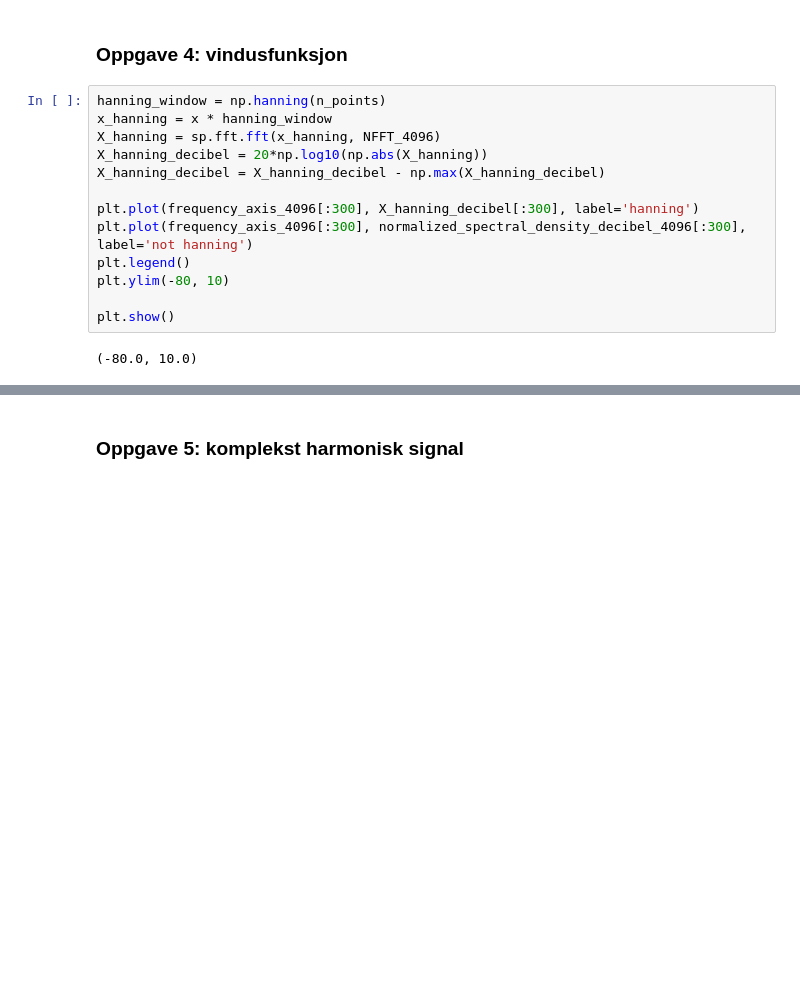
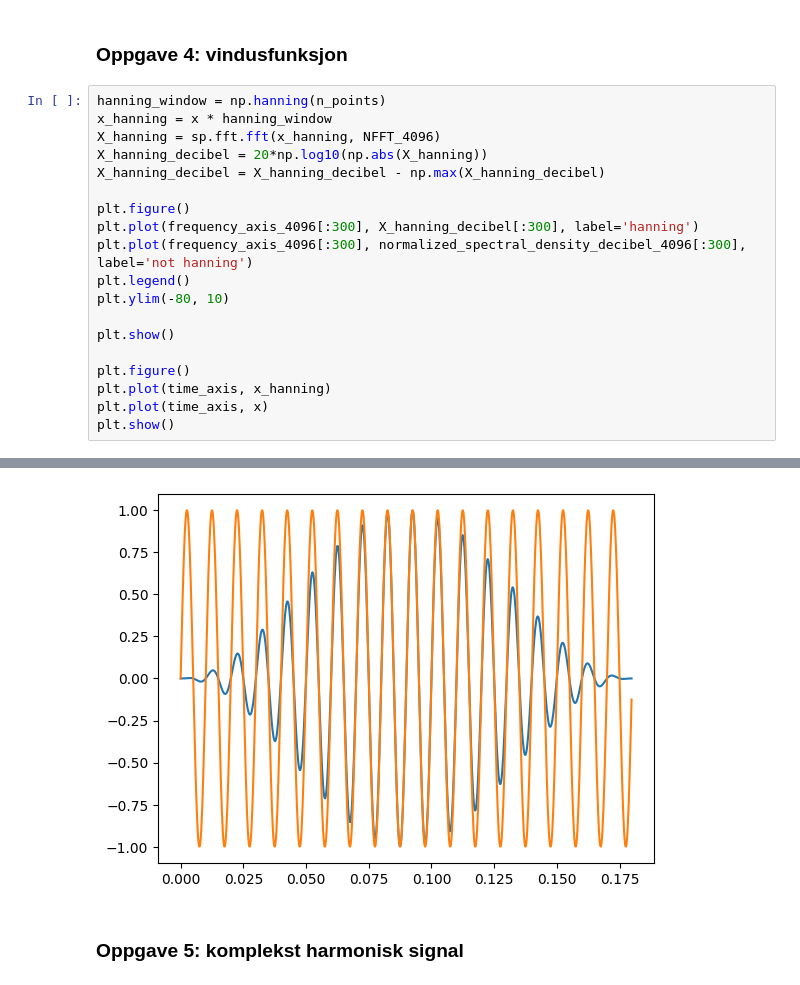
Before and after one commit to johnnynogo/TTT4280_Sensorer, a Jupyter notebook: o2.ipynb, the cells around one changed output, grey strips where cells are left out. Cells and saved outputs as stored; diff of their text form; blank space fills up the shorter version.

```diff
--- a/o2.ipynb
+++ b/o2.ipynb
@@ -129,19 +129,25 @@ plt.show()
 # %%
 hanning_window = np.hanning(n_points)
 x_hanning = x * hanning_window
 X_hanning = sp.fft.fft(x_hanning, NFFT_4096)
 X_hanning_decibel = 20*np.log10(np.abs(X_hanning))
 X_hanning_decibel = X_hanning_decibel - np.max(X_hanning_decibel)
 
+plt.figure()
 plt.plot(frequency_axis_4096[:300], X_hanning_decibel[:300], label='hanning')
 plt.plot(frequency_axis_4096[:300], normalized_spectral_density_decibel_4096[:300], label='not hanning')
 plt.legend()
 plt.ylim(-80, 10)
 
 plt.show()
+
+plt.figure()
+plt.plot(time_axis, x_hanning)
+plt.plot(time_axis, x)
+plt.show()
 # %% [output]
-(-80.0, 10.0)
 [figure]
+[figure, added]
 # %% [markdown]
 ### Oppgave 5: komplekst harmonisk signal
 # %%
```
Also changed, not shown: 1 other file.
